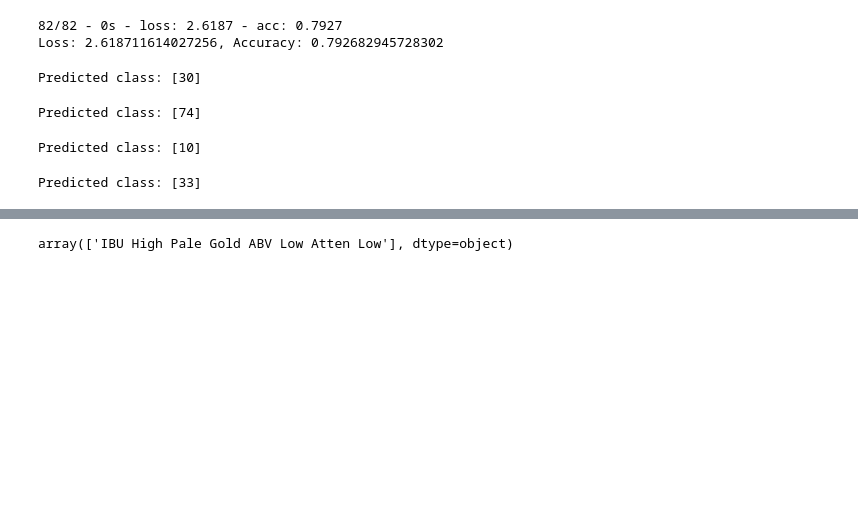
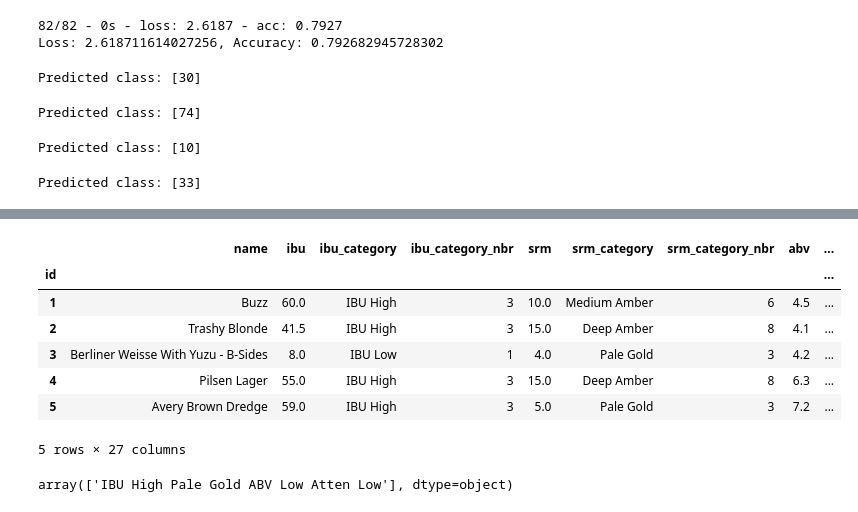
Before and after one commit to Gabriela5068/Beer_Project, a Jupyter notebook: Beer/datacleantodb-Copy1.ipynb, the cells around one changed output, grey strips where cells are left out. Cells and saved outputs as stored; diff of their text form; code cells hidden in the pictures; blank space fills up the shorter version.

```diff
--- a/Beer/datacleantodb-Copy1.ipynb
+++ b/Beer/datacleantodb-Copy1.ipynb
@@ -705,3 +724,14 @@ output_df
+# %%
+output_df.head()
+# %% [output]
+|  | name | ibu | ibu_category | ibu_category_nbr | srm | srm_category | srm_category_nbr | abv | ... |
+| id |  |  |  |  |  |  |  |  | ... |
+| 1 | Buzz | 60.0 | IBU High | 3 | 10.0 | Medium Amber | 6 | 4.5 | ... |
+| 2 | Trashy Blonde | 41.5 | IBU High | 3 | 15.0 | Deep Amber | 8 | 4.1 | ... |
+| 3 | Berliner Weisse With Yuzu - B-Sides | 8.0 | IBU Low | 1 | 4.0 | Pale Gold | 3 | 4.2 | ... |
+| 4 | Pilsen Lager | 55.0 | IBU High | 3 | 15.0 | Deep Amber | 8 | 6.3 | ... |
+| 5 | Avery Brown Dredge | 59.0 | IBU High | 3 | 5.0 | Pale Gold | 3 | 7.2 | ... |
+5 rows × 27 columns
 # %%
 label_encoder.inverse_transform([35])
 # %% [output]
```
Also changed, not shown: parts of 8 cells of this notebook, 1 other file.
